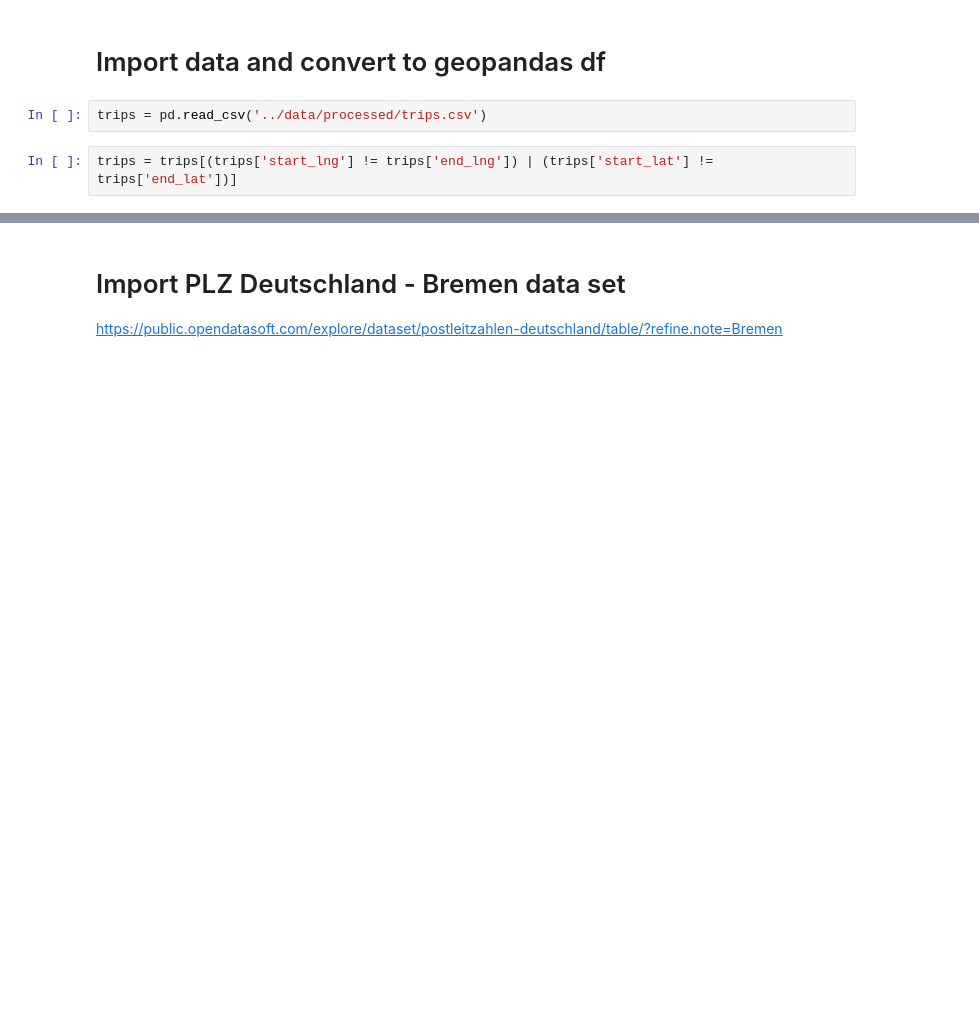
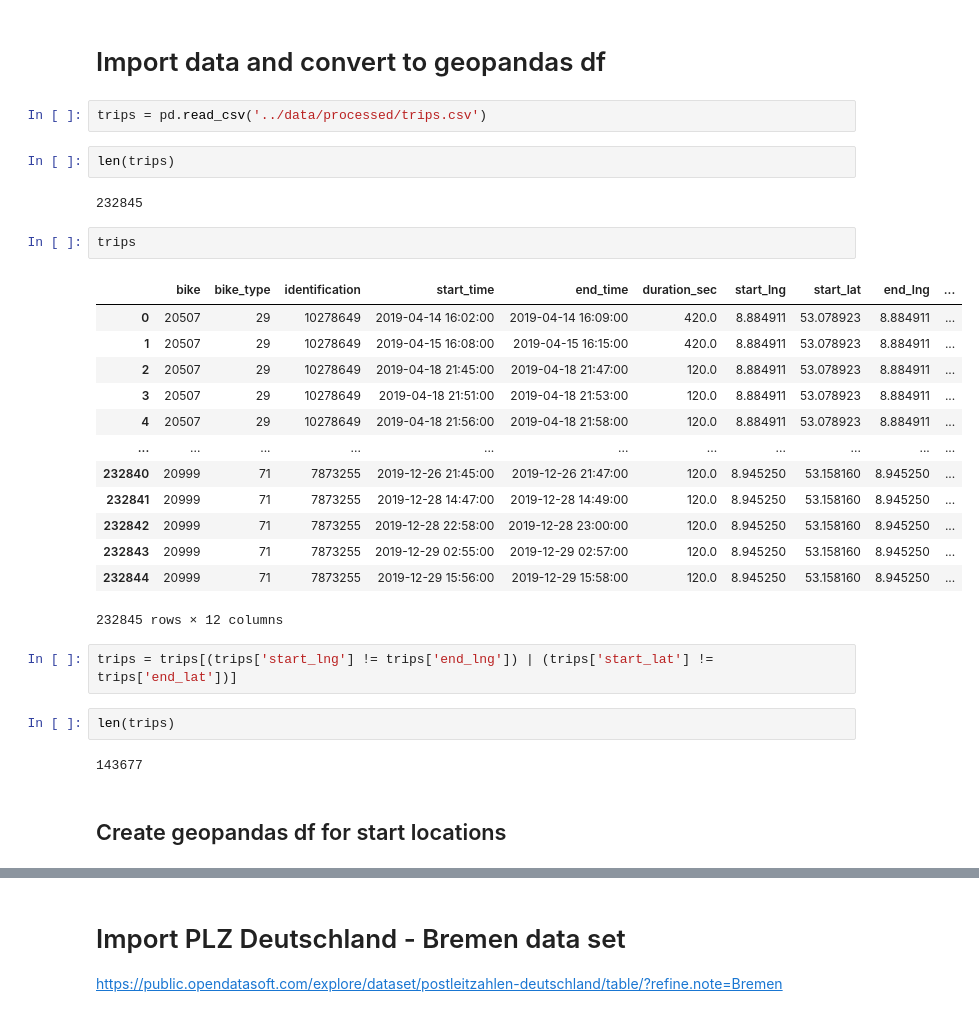
Before and after one commit to janiksudo/PDS_Project, a Jupyter notebook: notebooks/tim-visualize-started-trips-per-PLZ.ipynb, the cells around one changed output, grey strips where cells are left out. Cells and saved outputs as stored; diff of their text form; blank space fills up the shorter version.

```diff
--- a/notebooks/tim-visualize-started-trips-per-PLZ.ipynb
+++ b/notebooks/tim-visualize-started-trips-per-PLZ.ipynb
@@ -10,7 +10,33 @@ from shapely.geometry import Point, Polygon
 # Import data and convert to geopandas df
 # %%
 trips = pd.read_csv('../data/processed/trips.csv')
+# %%
+len(trips)
+# %% [output]
+232845
+# %%
+trips
+# %% [output]
+|  | bike | bike_type | identification | start_time | end_time | duration_sec | start_lng | start_lat | end_lng | ... |
+| 0 | 20507 | 29 | 10278649 | 2019-04-14 16:02:00 | 2019-04-14 16:09:00 | 420.0 | 8.884911 | 53.078923 | 8.884911 | ... |
+| 1 | 20507 | 29 | 10278649 | 2019-04-15 16:08:00 | 2019-04-15 16:15:00 | 420.0 | 8.884911 | 53.078923 | 8.884911 | ... |
+| 2 | 20507 | 29 | 10278649 | 2019-04-18 21:45:00 | 2019-04-18 21:47:00 | 120.0 | 8.884911 | 53.078923 | 8.884911 | ... |
+| 3 | 20507 | 29 | 10278649 | 2019-04-18 21:51:00 | 2019-04-18 21:53:00 | 120.0 | 8.884911 | 53.078923 | 8.884911 | ... |
+| 4 | 20507 | 29 | 10278649 | 2019-04-18 21:56:00 | 2019-04-18 21:58:00 | 120.0 | 8.884911 | 53.078923 | 8.884911 | ... |
+| ... | ... | ... | ... | ... | ... | ... | ... | ... | ... | ... |
+| 232840 | 20999 | 71 | 7873255 | 2019-12-26 21:45:00 | 2019-12-26 21:47:00 | 120.0 | 8.945250 | 53.158160 | 8.945250 | ... |
+| 232841 | 20999 | 71 | 7873255 | 2019-12-28 14:47:00 | 2019-12-28 14:49:00 | 120.0 | 8.945250 | 53.158160 | 8.945250 | ... |
+| 232842 | 20999 | 71 | 7873255 | 2019-12-28 22:58:00 | 2019-12-28 23:00:00 | 120.0 | 8.945250 | 53.158160 | 8.945250 | ... |
+| 232843 | 20999 | 71 | 7873255 | 2019-12-29 02:55:00 | 2019-12-29 02:57:00 | 120.0 | 8.945250 | 53.158160 | 8.945250 | ... |
+| 232844 | 20999 | 71 | 7873255 | 2019-12-29 15:56:00 | 2019-12-29 15:58:00 | 120.0 | 8.945250 | 53.158160 | 8.945250 | ... |
+232845 rows × 12 columns
 # %%
 trips = trips[(trips['start_lng'] != trips['end_lng']) | (trips['start_lat'] != trips['end_lat'])]
+# %%
+len(trips)
+# %% [output]
+143677
+# %% [markdown]
+## Create geopandas df for start locations
 # %%
 geo_trips_start = gpd.GeoDataFrame(trips, geometry=gpd.points_from_xy(trips.start_lng, trips.start_lat))
```
Also changed, not shown: parts of 29 cells of this notebook, 3 other files.
